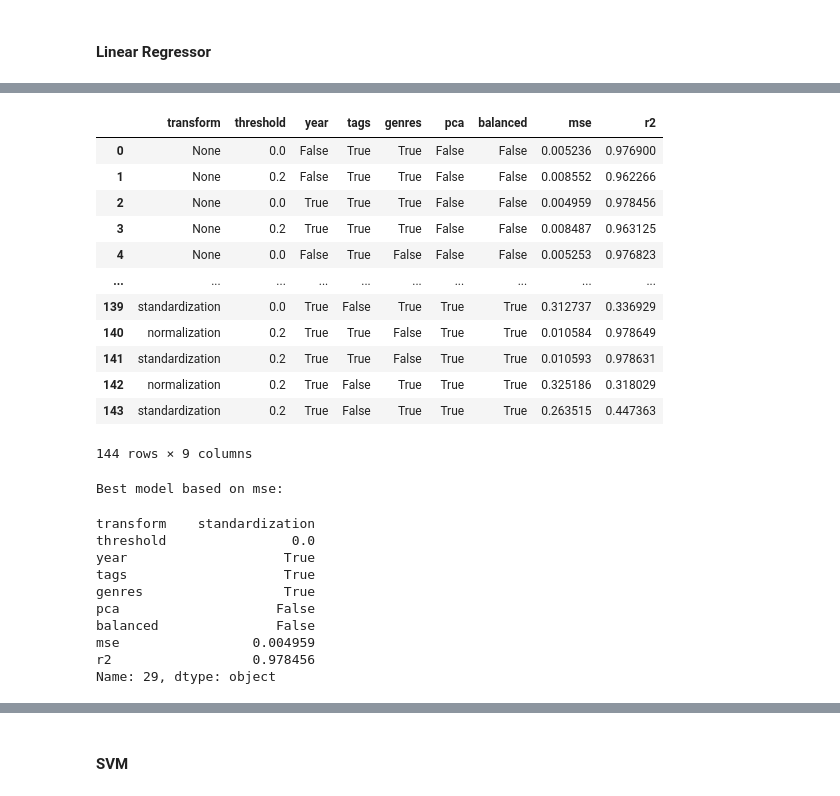
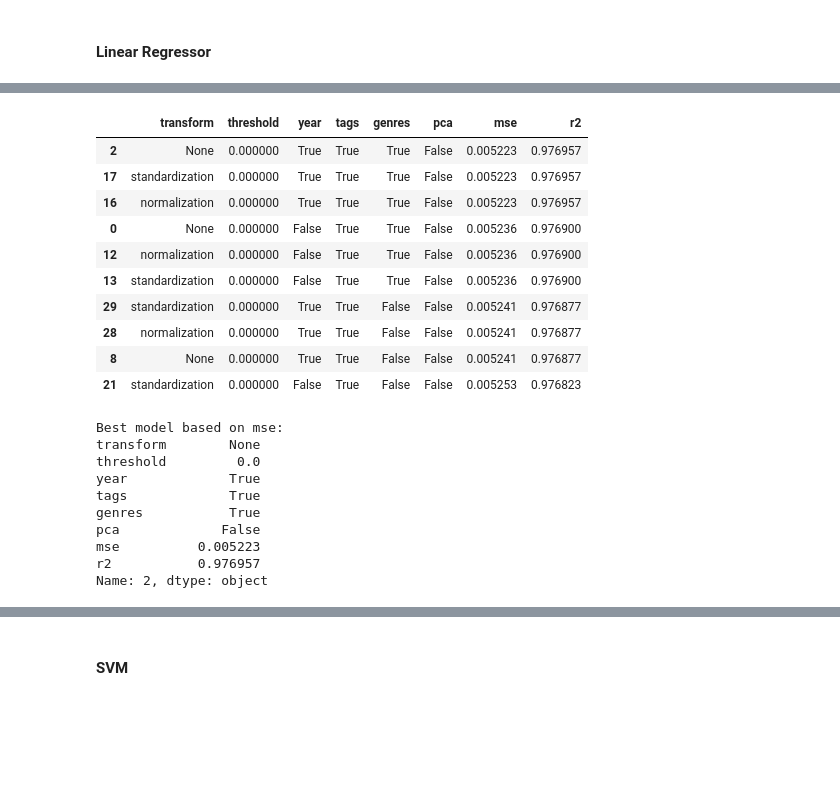
Before and after one commit to nicolopizzo/data-analytics, a Jupyter notebook: analysis.ipynb, the cells around one changed output, grey strips where cells are left out. Drawn from its saved outputs; the diff is of its cells as text; code cells hidden in the pictures; blank space fills up the shorter version.

```diff
--- a/analysis.ipynb
+++ b/analysis.ipynb
@@ -729,32 +724,31 @@ Coefficient of determination: 0.447363
+# %%
+# LR_datasets
+LR_datasets.sort_values(by=['mse']).head(10).style.applymap(lambda x: 'background-color: red' if x == LR_datasets['mse'].min() else '', subset=['mse']).applymap(lambda x: 'background-color: green' if x > 0.97690 else '', subset=['r2'])
+# %% [output]
+|  | transform | threshold | year | tags | genres | pca | mse | r2 |
+| 2 | None | 0.000000 | True | True | True | False | 0.005223 | 0.976957 |
+| 17 | standardization | 0.000000 | True | True | True | False | 0.005223 | 0.976957 |
+| 16 | normalization | 0.000000 | True | True | True | False | 0.005223 | 0.976957 |
+| 0 | None | 0.000000 | False | True | True | False | 0.005236 | 0.976900 |
+| 12 | normalization | 0.000000 | False | True | True | False | 0.005236 | 0.976900 |
+| 13 | standardization | 0.000000 | False | True | True | False | 0.005236 | 0.976900 |
+| 29 | standardization | 0.000000 | True | True | False | False | 0.005241 | 0.976877 |
+| 28 | normalization | 0.000000 | True | True | False | False | 0.005241 | 0.976877 |
+| 8 | None | 0.000000 | True | True | False | False | 0.005241 | 0.976877 |
+| 21 | standardization | 0.000000 | False | True | False | False | 0.005253 | 0.976823 |
 # %%
-# LR_datasets
-display(LR_datasets)
 
 # print best model based on mse
 print('Best model based on mse:')
-display(LR_datasets.loc[LR_datasets['mse'].idxmin()])
+print(LR_datasets.loc[LR_datasets['mse'].idxmin()])
 # %% [output]
-|  | transform | threshold | year | tags | genres | pca | balanced | mse | r2 |
-| 0 | None | 0.0 | False | True | True | False | False | 0.005236 | 0.976900 |
-| 1 | None | 0.2 | False | True | True | False | False | 0.008552 | 0.962266 |
-| 2 | None | 0.0 | True | True | True | False | False | 0.004959 | 0.978456 |
-| 3 | None | 0.2 | True | True | True | False | False | 0.008487 | 0.963125 |
-| 4 | None | 0.0 | False | True | False | False | False | 0.005253 | 0.976823 |
-| ... | ... | ... | ... | ... | ... | ... | ... | ... | ... |
-| 139 | standardization | 0.0 | True | False | True | True | True | 0.312737 | 0.336929 |
-| 140 | normalization | 0.2 | True | True | False | True | True | 0.010584 | 0.978649 |
-| 141 | standardization | 0.2 | True | True | False | True | True | 0.010593 | 0.978631 |
-| 142 | normalization | 0.2 | True | False | True | True | True | 0.325186 | 0.318029 |
-| 143 | standardization | 0.2 | True | False | True | True | True | 0.263515 | 0.447363 |
-144 rows × 9 columns
+Best model based on mse:
+transform        None
+threshold         0.0
+year             True
+tags             True
+genres           True
+pca             False
+mse          0.005223
+r2           0.976957
+Name: 2, dtype: object
-Best model based on mse:
-transform    standardization
-threshold                0.0
-year                    True
-tags                    True
-genres                  True
-pca                    False
-balanced               False
-mse                 0.004959
-r2                  0.978456
-Name: 29, dtype: object
```
Also changed, not shown: parts of 34 cells of this notebook.
